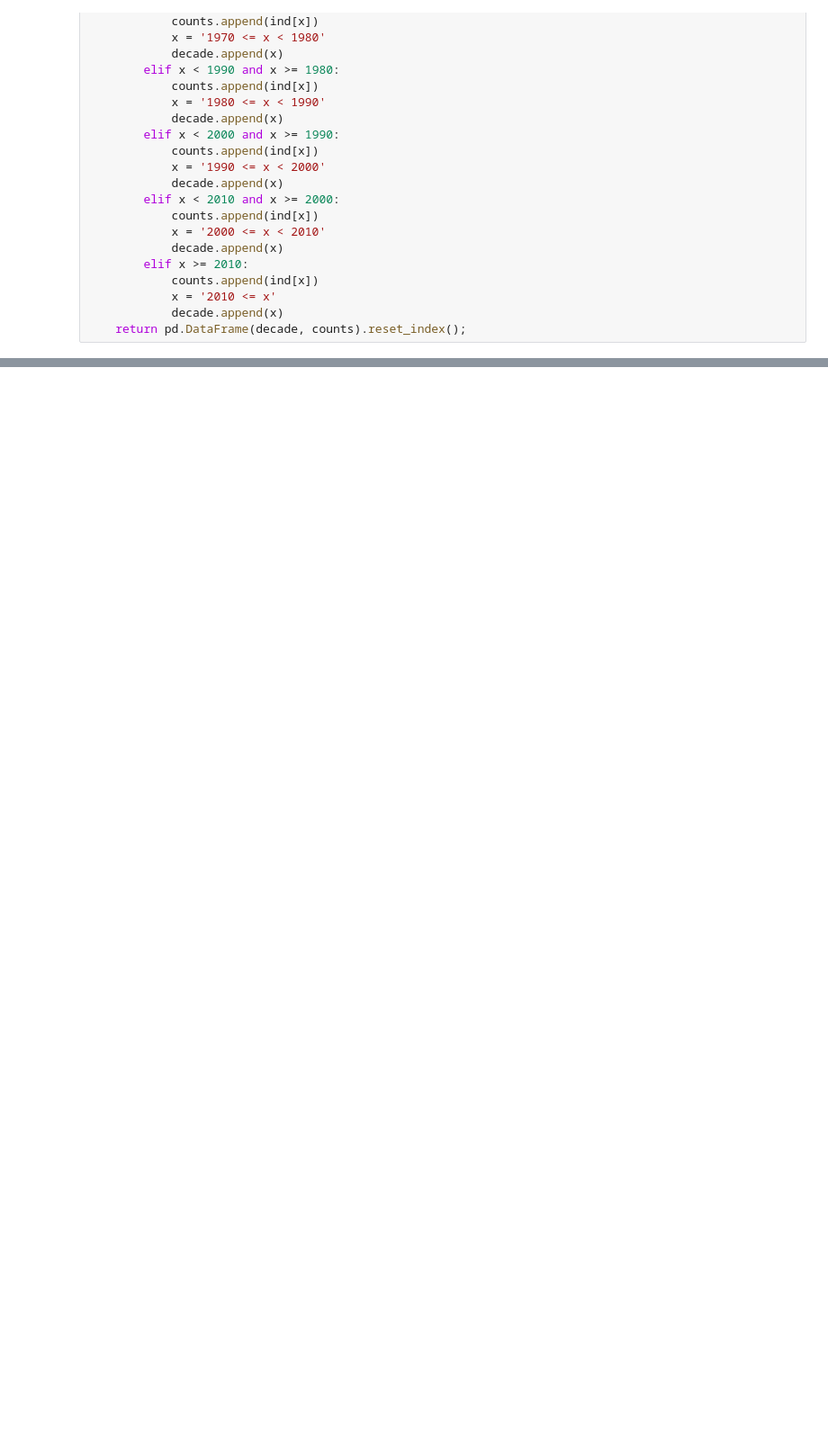
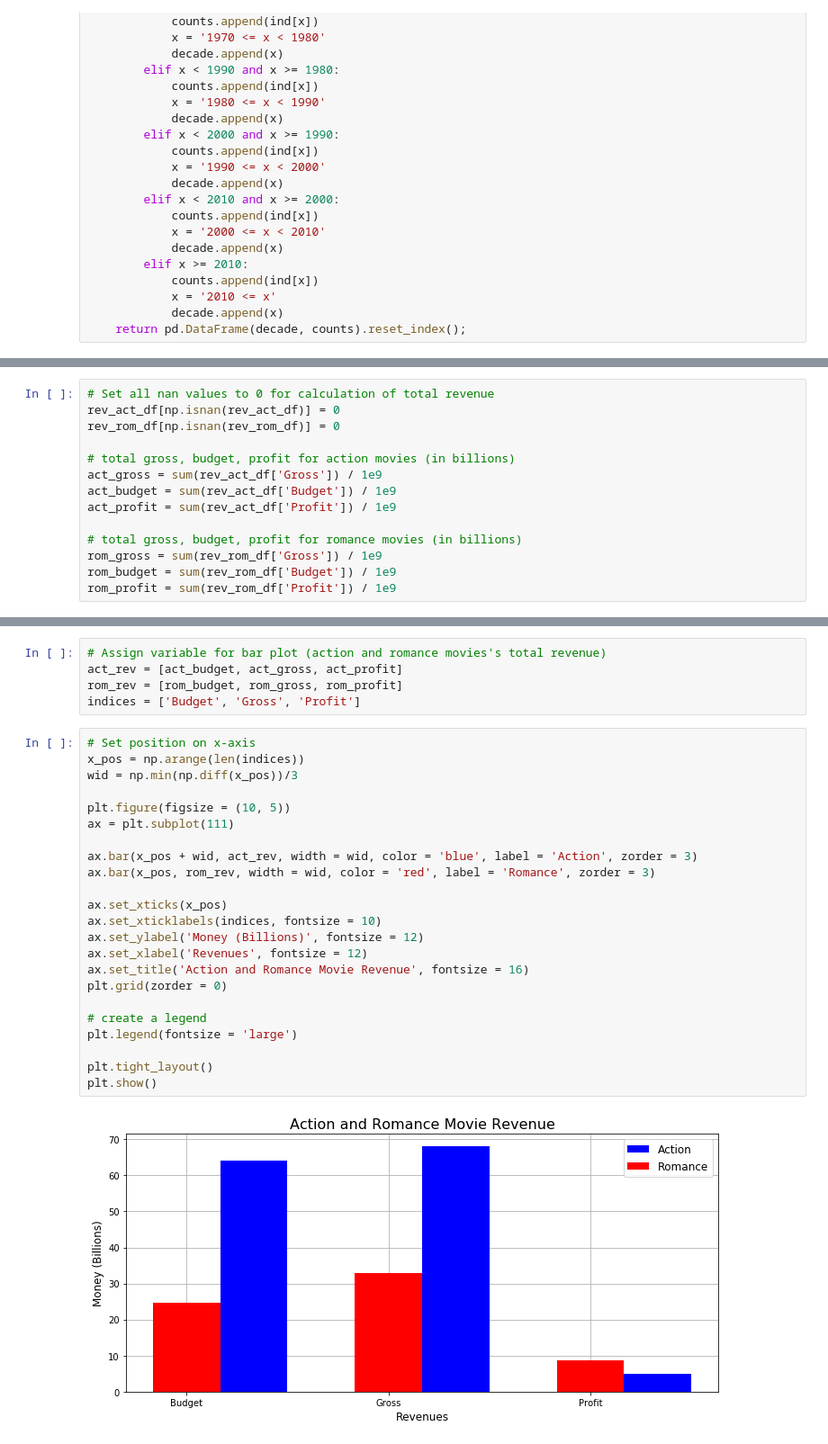
Before and after one commit to Mike1014/Capstone, a Jupyter notebook: capstone(movie - genre).ipynb, the cells around one changed output, grey strips where cells are left out. Shown at 90% size. Drawn from its saved outputs; the diff is of its cells as text; blank space fills up the shorter version.

```diff
--- a/capstone(movie - genre).ipynb
+++ b/capstone(movie - genre).ipynb
@@ -233,0 +392,14 @@ plt.bar([1,2,3] ,act_rev)
+# %%
+# Set all nan values to 0 for calculation of total revenue
+rev_act_df[np.isnan(rev_act_df)] = 0
+rev_rom_df[np.isnan(rev_rom_df)] = 0
+
+# total gross, budget, profit for action movies (in billions)
+act_gross = sum(rev_act_df['Gross']) / 1e9
+act_budget = sum(rev_act_df['Budget']) / 1e9
+act_profit = sum(rev_act_df['Profit']) / 1e9
+
+# total gross, budget, profit for romance movies (in billions)
+rom_gross = sum(rev_rom_df['Gross']) / 1e9
+rom_budget = sum(rev_rom_df['Budget']) / 1e9
+rom_profit = sum(rev_rom_df['Profit']) / 1e9
@@ -233,0 +421,30 @@ plt.bar([1,2,3] ,act_rev)
+# %%
+# Assign variable for bar plot (action and romance movies's total revenue)
+act_rev = [act_budget, act_gross, act_profit]
+rom_rev = [rom_budget, rom_gross, rom_profit]
+indices = ['Budget', 'Gross', 'Profit']
+# %%
+# Set position on x-axis
+x_pos = np.arange(len(indices))
+wid = np.min(np.diff(x_pos))/3
+
+plt.figure(figsize = (10, 5))
+ax = plt.subplot(111)
+
+ax.bar(x_pos + wid, act_rev, width = wid, color = 'blue', label = 'Action', zorder = 3)
+ax.bar(x_pos, rom_rev, width = wid, color = 'red', label = 'Romance', zorder = 3)
+
+ax.set_xticks(x_pos)
+ax.set_xticklabels(indices, fontsize = 10)
+ax.set_ylabel('Money (Billions)', fontsize = 12)
+ax.set_xlabel('Revenues', fontsize = 12)
+ax.set_title('Action and Romance Movie Revenue', fontsize = 16)
+plt.grid(zorder = 0)
+
+# create a legend
+plt.legend(fontsize = 'large')
+
+plt.tight_layout()
+plt.show()
+# %% [output]
+[figure, added]
```
Also changed, not shown: parts of 41 cells of this notebook.
